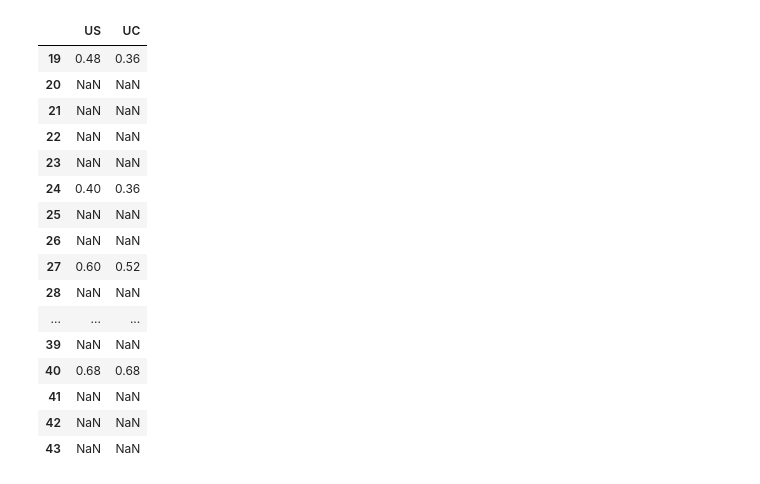
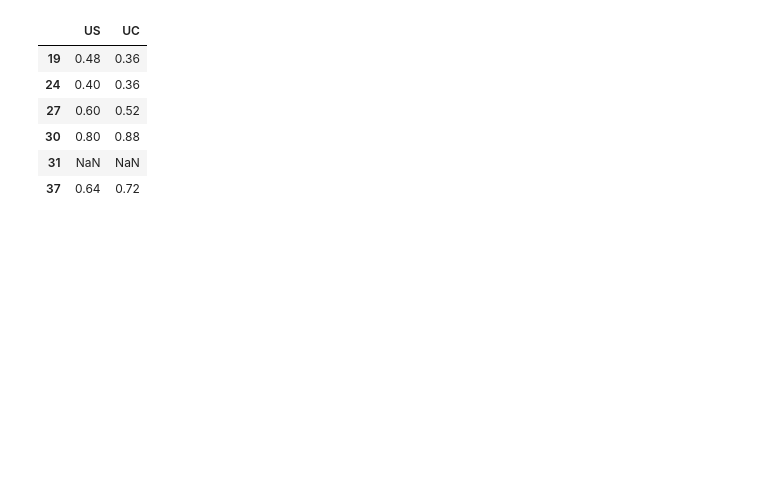
Before and after one commit to Roestenburg-J/arm_analysis, a Jupyter notebook: analysis.ipynb, the cells around one changed output. Saved outputs shown, nothing was run; the diff lists cells and outputs as text; code cells hidden in the pictures; blank space fills up the shorter version.

Commit message:
Added data transformation methods

```diff
--- a/analysis.ipynb
+++ b/analysis.ipynb
@@ -65,0 +69,20 @@ complex_responses.dropna(thresh=10)
+# %%
+# Dropping time metrics as we do not have enough yet
+# Dropping time metrics as we do not have enough yet
+columns_to_drop = (
+    list(range(5, 9)) + list(range(17, 21)) + list(range(28, 32)) + list(range(37, 41))
+)
+
+# print(simple_responses.columns)
+simple_responses.drop(simple_responses.columns[columns_to_drop], axis=1, inplace=True)
+complex_responses.drop(complex_responses.columns[columns_to_drop], axis=1, inplace=True)
+
+simple_responses = simple_responses.dropna(thresh=10, axis=0)
+complex_responses = complex_responses.dropna(thresh=20, axis=0)
+
+simple_responses.to_csv("./data/simple.csv")
+complex_responses.to_csv("./data/complex.csv")
+
+# print(complex_responses.columns)
+
+simple_responses.head(20)
@@ -73,32 +266,46 @@ answer_sheet.head()
 # %%
 # Calculate User confidence for simple visualizations
-simple_responses["UC"] = (simple_responses['Q73'] + simple_responses['Q76'] + simple_responses['Q78'] + simple_responses['Q74'] + simple_responses['Q80']) /25
+simple_responses["UC"] = (
+    simple_responses["Q73"]
+    + simple_responses["Q76"]
+    + simple_responses["Q78"]
+    + simple_responses["Q74"]
+    + simple_responses["Q80"]
+) / 25
 # Calculate User satisfaction for simple visualization
-simple_responses["US"] = (simple_responses['Q72'] + simple_responses['Q75'] + simple_responses['Q77'] + simple_responses['Q79'] + simple_responses['Q81']) /25
+simple_responses["US"] = (
+    simple_responses["Q72"]
+    + simple_responses["Q75"]
+    + simple_responses["Q77"]
+    + simple_responses["Q79"]
+    + simple_responses["Q81"]
+) / 25
 
 # Calculate User confidence for complex visualizations
-complex_responses["UC"] = (complex_responses['QUC1'] + complex_responses['Q61'] + complex_responses['Q63'] + complex_responses['Q65'] + complex_responses['Q67']) /25
+complex_responses["UC"] = (
+    complex_responses["QUC1"]
+    + complex_responses["Q61"]
+    + complex_responses["Q63"]
+    + complex_responses["Q65"]
+    + complex_responses["Q67"]
+) / 25
 # Calculate User satisfaction for complex visualization
-complex_responses["US"] = (complex_responses['QUS1'] + complex_responses['Q62'] + complex_responses['Q64'] + complex_responses['Q66'] + complex_responses['Q68']) /25
+complex_responses["US"] = (
+    complex_responses["QUS1"]
+    + complex_responses["Q62"]
+    + complex_responses["Q64"]
+    + complex_responses["Q66"]
+    + complex_responses["Q68"]
+) / 25
 
 # show result for simple and complex results
-complex_responses[["US","UC"]]
+complex_responses[["US", "UC"]]
 # %% [output]
 |  | US | UC |
 | 19 | 0.48 | 0.36 |
-| 20 | NaN | NaN |
-| 21 | NaN | NaN |
-| 22 | NaN | NaN |
-| 23 | NaN | NaN |
 | 24 | 0.40 | 0.36 |
-| 25 | NaN | NaN |
-| 26 | NaN | NaN |
 | 27 | 0.60 | 0.52 |
-| 28 | NaN | NaN |
-| ... | ... | ... |
-| 39 | NaN | NaN |
-| 40 | 0.68 | 0.68 |
-| 41 | NaN | NaN |
-| 42 | NaN | NaN |
-| 43 | NaN | NaN |
+| 30 | 0.80 | 0.88 |
+| 31 | NaN | NaN |
+| 37 | 0.64 | 0.72 |
 # %%
```
Also changed, not shown: parts of 18 cells of this notebook, 5 other files.
